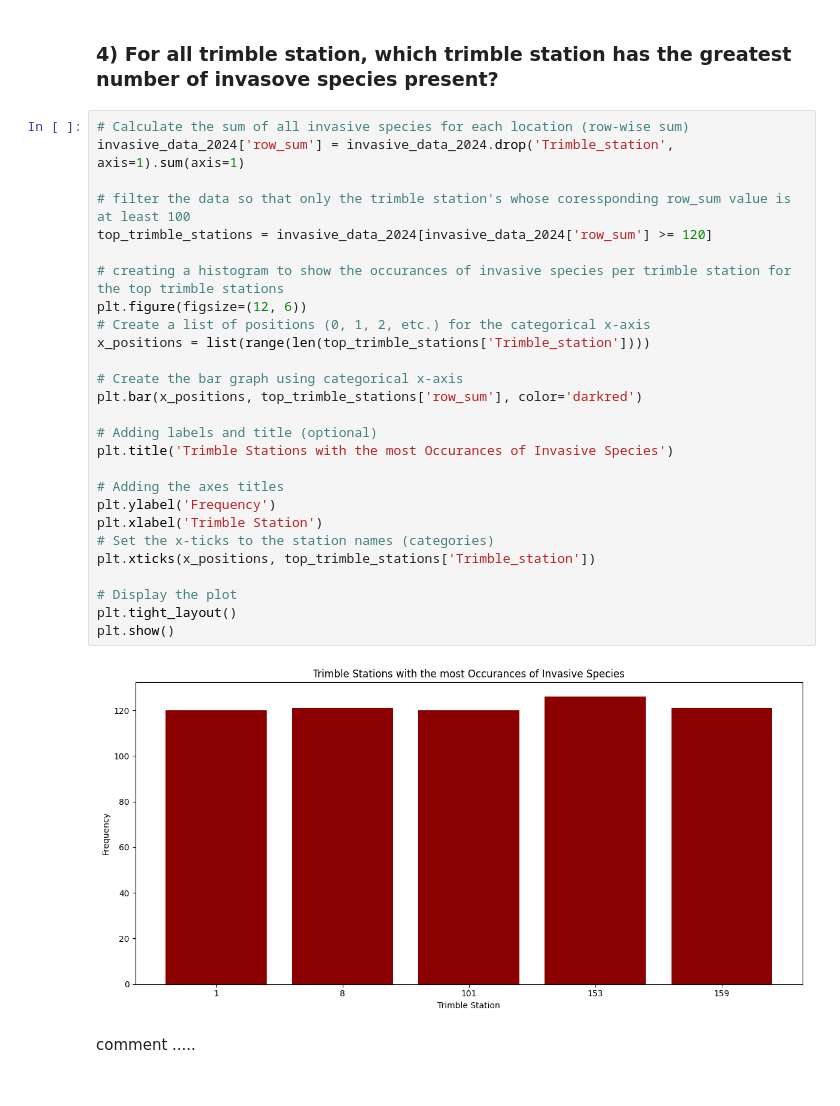
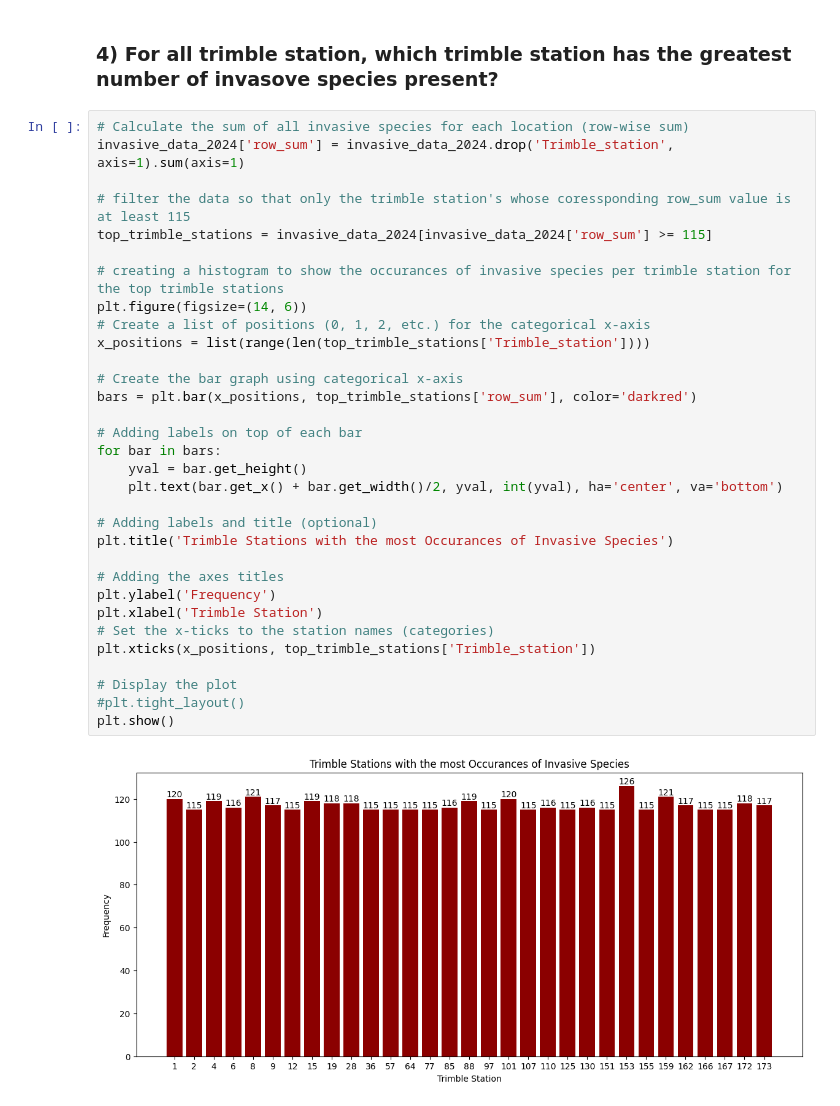
Before and after one commit to Graviton12/CS-430-Group-Project, a Jupyter notebook: 2024_Cherokee_Invasive_Survey_EDA_samia.ipynb, the cells around one changed output. Cells and saved outputs as stored; diff of their text form.

```diff
--- a/2024_Cherokee_Invasive_Survey_EDA_samia.ipynb
+++ b/2024_Cherokee_Invasive_Survey_EDA_samia.ipynb
@@ -264,31 +264,34 @@ For the 2024 Cherokee Park dataset, based on the bar graph, the Euonymus Fortune
 # %%
 # Calculate the sum of all invasive species for each location (row-wise sum)
 invasive_data_2024['row_sum'] = invasive_data_2024.drop('Trimble_station', axis=1).sum(axis=1)
 
-# filter the data so that only the trimble station's whose coressponding row_sum value is at least 100
-top_trimble_stations = invasive_data_2024[invasive_data_2024['row_sum'] >= 120]
+# filter the data so that only the trimble station's whose coressponding row_sum value is at least 115
+top_trimble_stations = invasive_data_2024[invasive_data_2024['row_sum'] >= 115]
 
 # creating a histogram to show the occurances of invasive species per trimble station for the top trimble stations
-plt.figure(figsize=(12, 6))
+plt.figure(figsize=(14, 6))
 # Create a list of positions (0, 1, 2, etc.) for the categorical x-axis
 x_positions = list(range(len(top_trimble_stations['Trimble_station'])))
 
 # Create the bar graph using categorical x-axis
-plt.bar(x_positions, top_trimble_stations['row_sum'], color='darkred')
+bars = plt.bar(x_positions, top_trimble_stations['row_sum'], color='darkred')
+
+# Adding labels on top of each bar
+for bar in bars:
+    yval = bar.get_height()
+    plt.text(bar.get_x() + bar.get_width()/2, yval, int(yval), ha='center', va='bottom')
 
 # Adding labels and title (optional)
 plt.title('Trimble Stations with the most Occurances of Invasive Species')
 
 # Adding the axes titles
 plt.ylabel('Frequency')
 plt.xlabel('Trimble Station')
 # Set the x-ticks to the station names (categories)
 plt.xticks(x_positions, top_trimble_stations['Trimble_station'])
 
 # Display the plot
-plt.tight_layout()
+#plt.tight_layout()
 plt.show()
 # %% [output]
-[figure, old version]
+[figure, new version]
-# %% [markdown]
-comment .....
```
Also changed, not shown: parts of 1 cell of this notebook.
